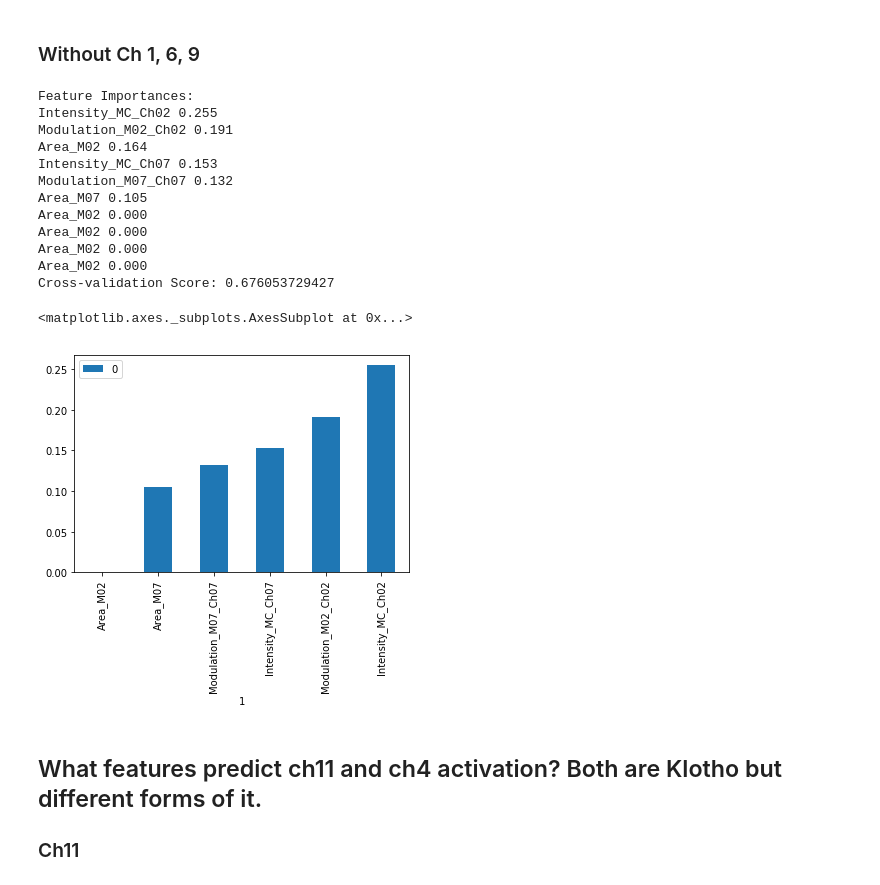
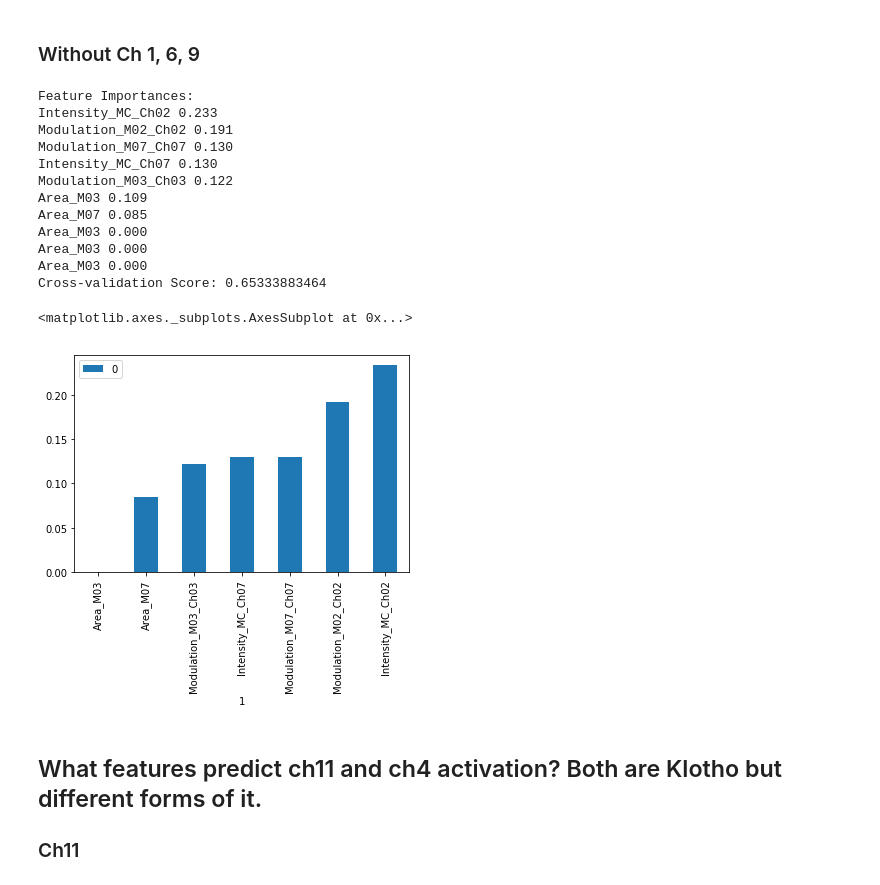
Before and after one commit to ankitbhatia/bioimage_aging, a Jupyter notebook: 26th Feb dataset.ipynb, the cells around one changed output. Cells and saved outputs as stored; diff of their text form; code cells hidden in the pictures.

```diff
--- a/26th Feb dataset.ipynb
+++ b/26th Feb dataset.ipynb
@@ -106,42 +120,0 @@ print([column for column in filtered_db.columns])
-# %%
-new_db = filtered_db
-#When I was calling this function, it wasn't actually doing anything. No wonder we were getting
-#such crappy accuracies.
-new_db = new_db.sample(frac=1)
-
-# Create the outputs Class
-Y = new_db.Class.to_numpy()
-Y = Y>0 # young =1 old = 0
-
-X = new_db.drop(['Class', 'Object Number',], axis=1)
-X = X.drop([i for i in X.columns if "Bkgd Mean" in i] , axis=1)
-
-#This should drop nothing.
-X = X.drop(X.columns[X.isna().any()].tolist(), axis=1)
-
-# train a classifier on all the data
-clf = DecisionTreeClassifier(criterion='entropy')
-sol = clf.fit(X.to_numpy(),Y.astype('int'))
-
-# Print out the feature importances
-print('Feature Importances:')
-imp = sol.feature_importances_
-features = {}
-for i in range(0,10):
-    print(X.columns[np.argmax(imp)] + ' ' + '{:0.3f}'.format(np.max(imp)))
-    features[X.columns[np.argmax(imp)]] = np.max(imp)
-    imp[np.argmax(imp)] = 0
-
-# Print the crossvalidation score:
-s = cross_val_score(clf, X.to_numpy(), Y.astype('int'), cv=10, n_jobs=-1)
-print('Cross-validation Score: ' + str(np.mean(s)))
-print('Cross-validation Variance: ' + str(np.std(s)))
-
-# Plot a graph with all the features
-sorted_d = OrderedDict(sorted(features.items(), key=lambda x: x[1]))
-names = list(sorted_d.keys())
-values = list(sorted_d.values())
-df = pd.DataFrame(list(zip(values,names))).set_index(1)
-
-plt.figure()
-df.plot.bar()
@@ -179,50 +177,52 @@ X = X.drop([i for i in X.columns if "Bkgd Mean" in i] , axis=1)
 X = X.drop([i for i in X.columns if "01" in i] , axis=1)
 X = X.drop([i for i in X.columns if "09" in i] , axis=1)
 X = X.drop([i for i in X.columns if "06" in i] , axis=1)
+X = X.drop([i for i in X.columns if "04" in i] , axis=1)
+X = X.drop([i for i in X.columns if "11" in i] , axis=1)
 
 #This should drop nothing.
 X = X.drop(X.columns[X.isna().any()].tolist(), axis=1)
 
 # train a classifier on all the data
 clf = DecisionTreeClassifier(criterion='entropy')
 sol = clf.fit(X.to_numpy(),Y.astype('int'))
 
 # Print out the feature importances
 print('Feature Importances:')
 imp = sol.feature_importances_
 features = {}
 for i in range(0,10):
     print(X.columns[np.argmax(imp)] + ' ' + '{:0.3f}'.format(np.max(imp)))
     features[X.columns[np.argmax(imp)]] = np.max(imp)
     imp[np.argmax(imp)] = 0
 
 # Print the crossvalidation score:
 s = cross_val_score(clf, X.to_numpy(), Y.astype('int'), cv=20, n_jobs=-1)
 print('Cross-validation Score: ' + str(np.mean(s)))
 
 # Plot a graph with all the features
 sorted_d = OrderedDict(sorted(features.items(), key=lambda x: x[1]))
 names = list(sorted_d.keys())
 values = list(sorted_d.values())
 
 df = pd.DataFrame(list(zip(values,names))).set_index(1)
 
 df.plot.bar()
 # %% [output]
 Feature Importances:
-Intensity_MC_Ch02 0.255
+Intensity_MC_Ch02 0.233
 Modulation_M02_Ch02 0.191
-Area_M02 0.164
-Intensity_MC_Ch07 0.153
-Modulation_M07_Ch07 0.132
-Area_M07 0.105
-Area_M02 0.000
-Area_M02 0.000
-Area_M02 0.000
-Area_M02 0.000
-Cross-validation Score: 0.676053729427
+Modulation_M07_Ch07 0.130
+Intensity_MC_Ch07 0.130
+Modulation_M03_Ch03 0.122
+Area_M03 0.109
+Area_M07 0.085
+Area_M03 0.000
+Area_M03 0.000
+Area_M03 0.000
+Cross-validation Score: 0.65333883464
 <matplotlib.axes._subplots.AxesSubplot at 0x...>
-[figure, old version]
+[figure, new version]
 # %% [markdown]
 ## What features predict ch11 and ch4 activation? Both are Klotho but different forms of it.
 
```
Also changed, not shown: parts of 7 cells of this notebook, 3 other files.
